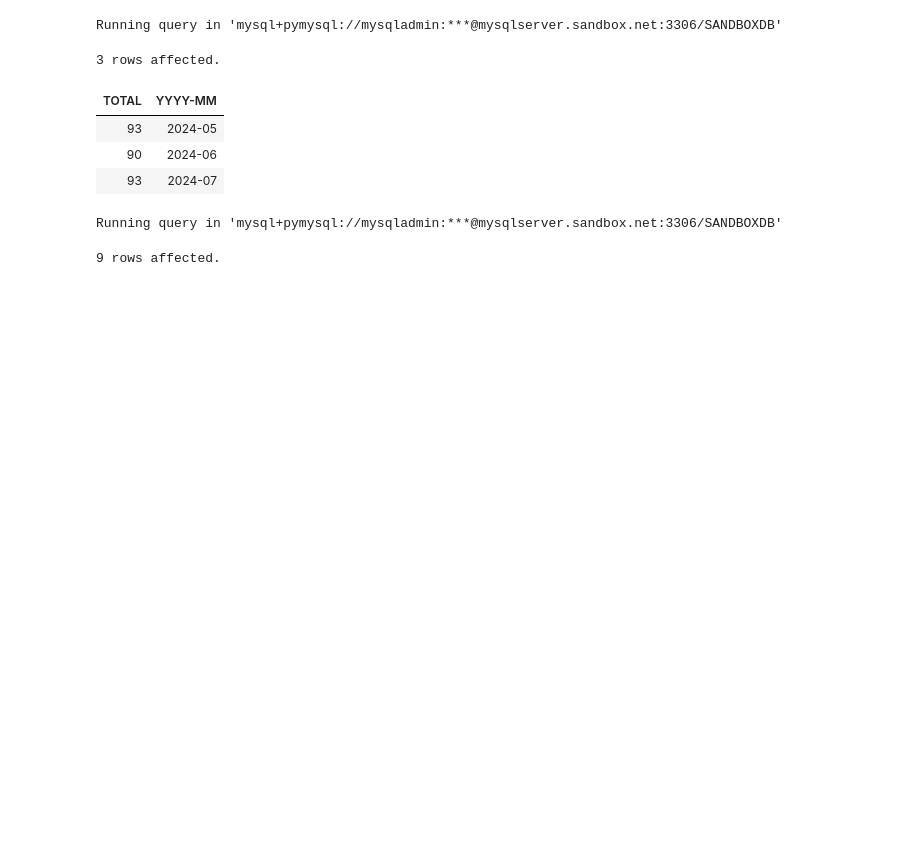
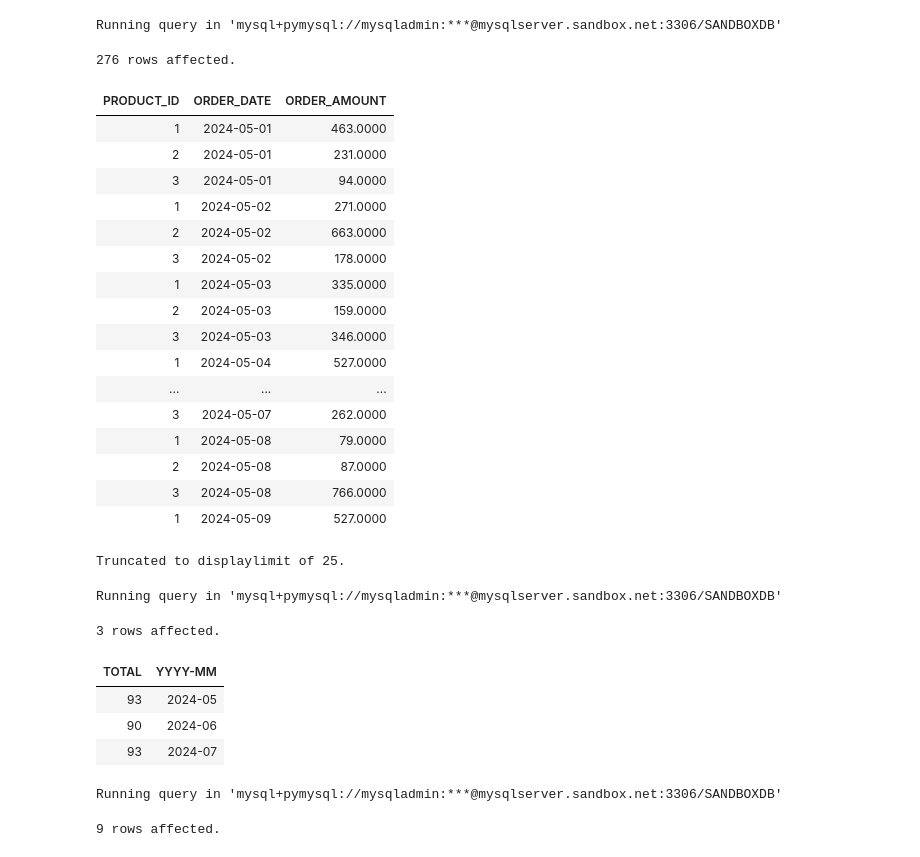
Before and after one commit to brijeshdhaker/bd-notebooks-module, a Jupyter notebook: notebooks/mysql/order_price_analysis.ipynb, the cells around one changed output. Saved outputs shown, nothing was run; the diff lists cells and outputs as text; code cells hidden in the pictures; blank space fills up the shorter version.

```diff
--- a/notebooks/mysql/order_price_analysis.ipynb
+++ b/notebooks/mysql/order_price_analysis.ipynb
@@ -138 +284,32 @@ Running query in 'mysql+pymysql://mysqladmin:***@mysqlserver.sandbox.net:3306/SA
+# %%
+from sqlalchemy import create_engine
+
+# 1. Create your engine manually
+engine = create_engine(f'mysql+pymysql://mysqladmin:{os.environ['MYSQL_ADMIN_PASSWORD']}@mysqlserver.sandbox.net:3306/SANDBOXDB')
+# 2. Pass the engine object to the %sql magic
+%sql engine
+
+# Now you can use %sql for queries, and you still have my_engine in Python
+%sql select * FROM ORDERS
+# %% [output]
+Running query in 'mysql+pymysql://mysqladmin:***@mysqlserver.sandbox.net:3306/SANDBOXDB'
+276 rows affected.
+| PRODUCT_ID | ORDER_DATE | ORDER_AMOUNT |
+| 1 | 2024-05-01 | 463.0000 |
+| 2 | 2024-05-01 | 231.0000 |
+| 3 | 2024-05-01 | 94.0000 |
+| 1 | 2024-05-02 | 271.0000 |
+| 2 | 2024-05-02 | 663.0000 |
+| 3 | 2024-05-02 | 178.0000 |
+| 1 | 2024-05-03 | 335.0000 |
+| 2 | 2024-05-03 | 159.0000 |
+| 3 | 2024-05-03 | 346.0000 |
+| 1 | 2024-05-04 | 527.0000 |
+| ... | ... | ... |
+| 3 | 2024-05-07 | 262.0000 |
+| 1 | 2024-05-08 | 79.0000 |
+| 2 | 2024-05-08 | 87.0000 |
+| 3 | 2024-05-08 | 766.0000 |
+| 1 | 2024-05-09 | 527.0000 |
+Truncated to displaylimit of 25.
 # %%
```
Also changed, not shown: parts of 28 cells of this notebook, 10 other files.
